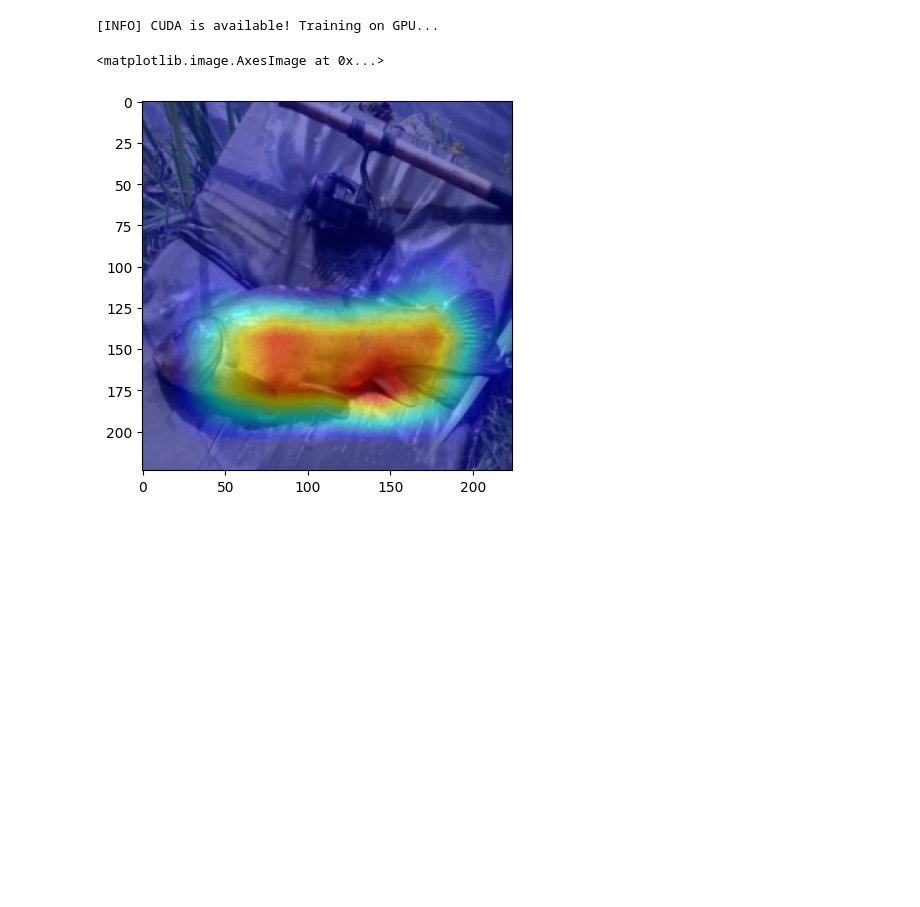
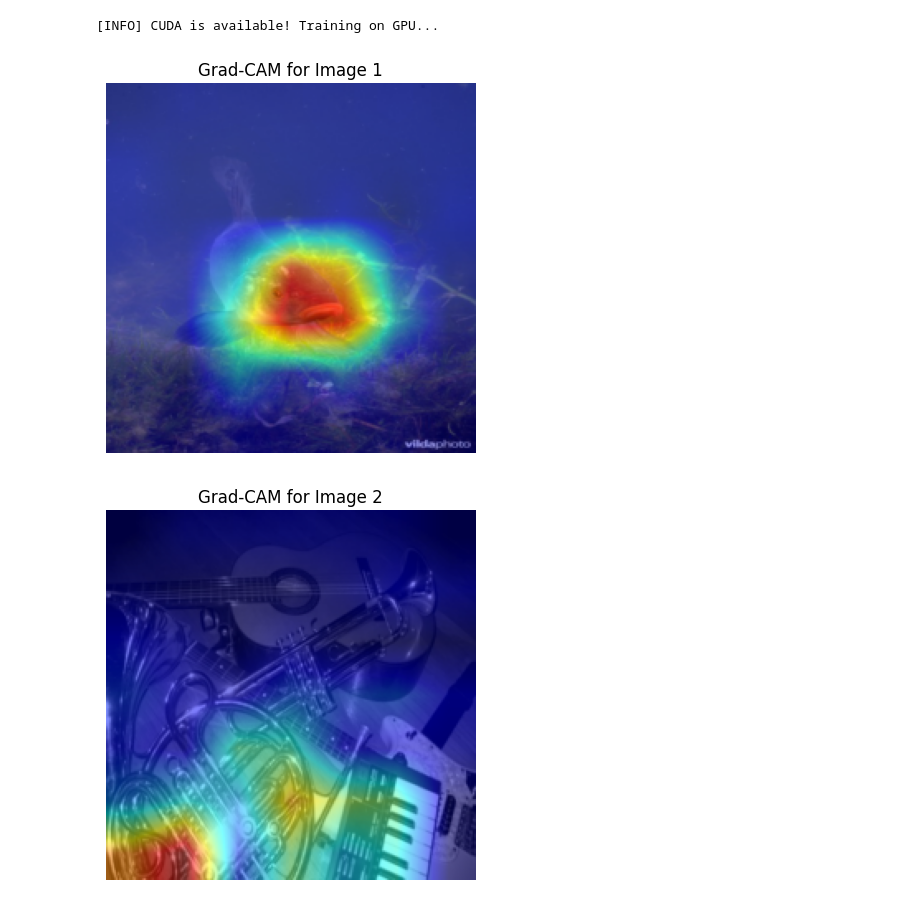
Before and after one commit to Iarrova/lightning-template, a Jupyter notebook: visualizations/GradCam.ipynb, the cells around one changed output. Saved outputs shown, nothing was run; the diff lists cells and outputs as text; code cells hidden in the pictures; blank space fills up the shorter version.

Commit message:
Update GradCam script

```diff
--- a/visualizations/GradCam.ipynb
+++ b/visualizations/GradCam.ipynb
@@ -27,6 +33,6 @@ CONFIG_PATH = "../config.example.json"
 # %%
 config: Config = parse_json(CONFIG_PATH)
-config.batch_size = 1
+config.batch_size = 8
 
 if torch.cuda.is_available():
     print("[INFO] CUDA is available! Training on GPU...")
@@ -34,44 +40,42 @@ else:
     print("[INFO] CUDA is not available. Training on CPU...")
 
 dataset = load_dataset(config)
-test_loader = dataset.generate_test_loader()
+test_loader = dataset.generate_test_loader(shuffle=True)
 data_iter = iter(test_loader)
 
 network = load_network(config, dataset.num_classes)
 
-weights_path = f"{os.path.join(os.getcwd(), "..")}/{config.weights_dir}/{config.weights_path}.ckpt"
+weights_path = (
+    f"{os.path.join(os.getcwd(), "..")}/{config.weights_dir}/{config.weights_path}.ckpt"
+)
 model = Model.load_from_checkpoint(
     weights_path, network=network, config=config, num_classes=dataset.num_classes
 )
 # %% [output]
 [INFO] CUDA is available! Training on GPU...
-# %%
-import numpy as np
-def reverse_transform(input):
-    inp = input[0]
-    mean = np.array([0.485, 0.456, 0.406])
-    std = np.array([0.229, 0.224, 0.225])
-
-
-    inp = inp.numpy().transpose((1, 2, 0))
-    inp = std * inp + mean
-    inp = np.clip(inp, 0, 1)
-
-    return inp
 # %%
-target_layers = [model.network.model.features[-1][-1]]
+target_layers = model.network.get_gradcam_layer()
 
 inputs, targets = next(data_iter)
 
-targets = [ClassifierOutputTarget(targets)]
+targets = [ClassifierOutputTarget(target) for target in targets]
 
 with GradCAM(model=model.network, target_layers=target_layers) as cam:
-  grayscale_cam = cam(input_tensor=inputs, targets=targets)
-  grayscale_cam = grayscale_cam[0, :]
-  visualization = show_cam_on_image(reverse_transform(inputs), grayscale_cam, use_rgb=True)
-  model_outputs = cam.outputs
+    grayscale_cam = cam(input_tensor=inputs, targets=targets)
 
-plt.imshow(visualization)
+    for idx in range(config.batch_size):
+        cam_for_image = grayscale_cam[idx, :]
+
+        # Overlay CAM on the image
+        rgb_img = reverse_transform(inputs[idx])
+        visualization = show_cam_on_image(rgb_img, cam_for_image, use_rgb=True)
+
+        # Plot the result
+        plt.figure()
+        plt.title(f"Grad-CAM for Image {idx+1}")
+        plt.imshow(visualization)
+        plt.axis("off")
+        plt.show()
 # %% [output]
-<matplotlib.image.AxesImage at 0x...>
-[figure, old version]
+[figure, new version]
+[figure, added]
```
Also changed, not shown: parts of 5 cells of this notebook, 9 other files.
